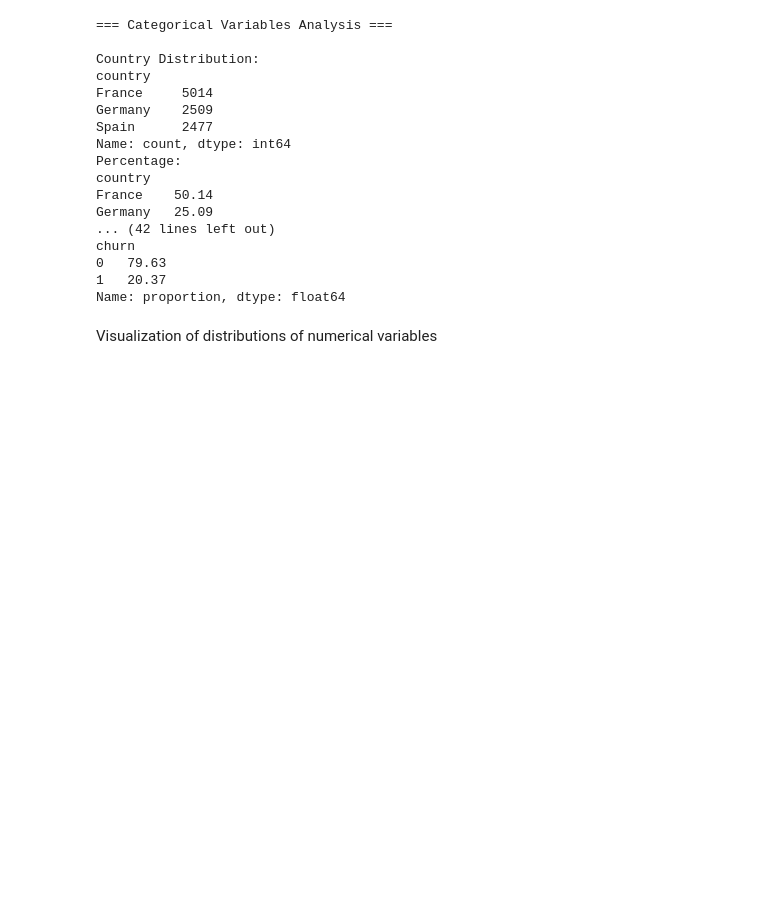
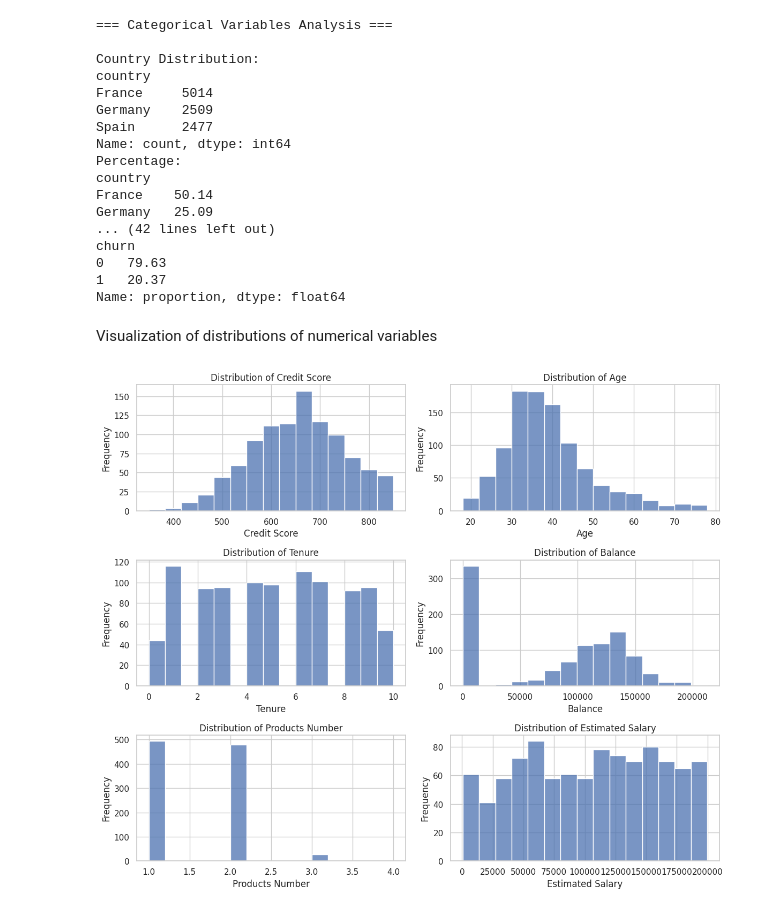
Before and after one commit to mendesalex89/Bank_Customer_Churn, a Jupyter notebook: notebooks/01_exploratory_data_analysis.ipynb, the cells around one changed output. Cells and saved outputs as stored; diff of their text form; code cells hidden in the pictures; blank space fills up the shorter version.

```diff
--- a/notebooks/01_exploratory_data_analysis.ipynb
+++ b/notebooks/01_exploratory_data_analysis.ipynb
@@ -176,16 +176,20 @@ Visualization of distributions of numerical variables
 # %%
 # Visualize distributions of numerical variables
 numerical_columns = ['credit_score', 'age', 'tenure', 'balance', 'products_number', 'estimated_salary']
 
-# Create a figure with subplots
-plt.figure(figsize=(20, 15))
+# Create a figure with subplots - com tamanho reduzido
+plt.figure(figsize=(12, 10))
 
 for i, col in enumerate(numerical_columns):
     plt.subplot(3, 2, i+1)
-    sns.histplot(df[col], kde=True)
+    # Usar uma amostra menor dos dados e reduzir o número de bins
+    sample_size = min(len(df), 1000)  # Limita a 1000 pontos
+    sns.histplot(df[col].sample(sample_size), kde=False, bins=15)
     plt.title(f'Distribution of {col.replace("_", " ").title()}')
     plt.xlabel(col.replace("_", " ").title())
     plt.ylabel('Frequency')
 
 plt.tight_layout()
 plt.show()
+# %% [output]
+[figure, added]
```
Also changed, not shown: parts of 26 cells of this notebook, 2 other files.
